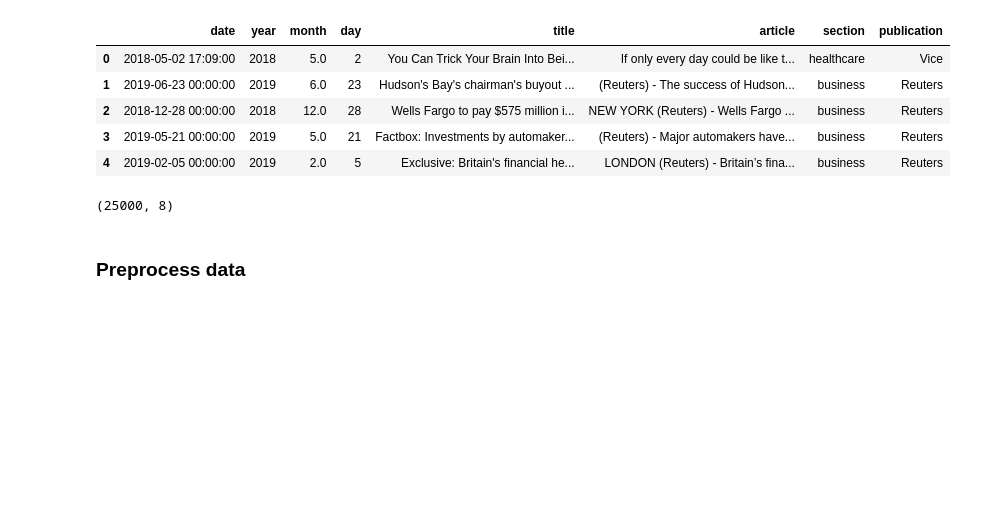
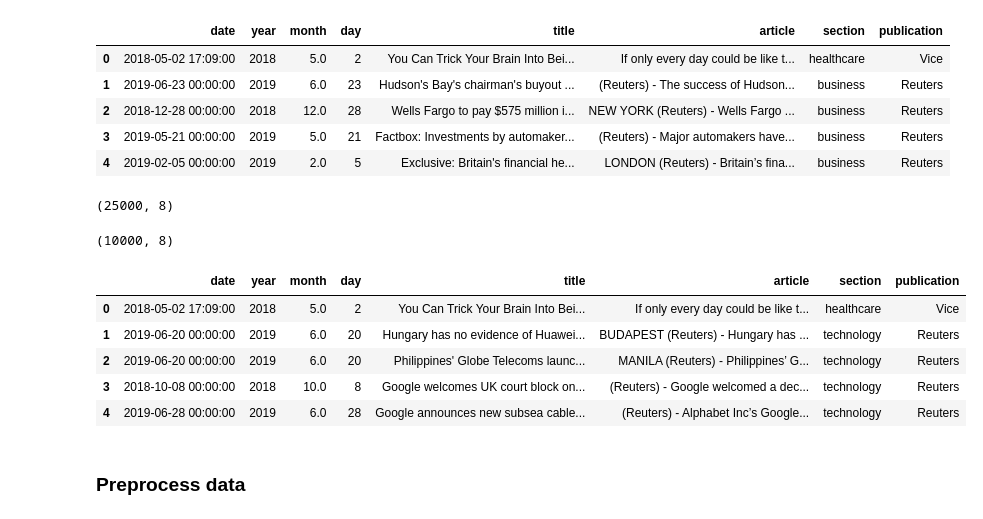
Before and after one commit to nickersonj/glg-capstone, a Jupyter notebook: modeling/baseline/bertopic_clustering.ipynb, the cells around one changed output. Drawn from its saved outputs; the diff is of its cells as text; code cells hidden in the pictures; blank space fills up the shorter version.

Commit message:
Created topic clustring model for healthcare and technology articles using BERTopic.

```diff
--- a/modeling/baseline/bertopic_clustering.ipynb
+++ b/modeling/baseline/bertopic_clustering.ipynb
@@ -45,6 +45,23 @@ df.head()
 df.shape
 # %% [output]
 (25000, 8)
+# %%
+# Drop business, movies, and sports sections
+df = df.drop(df[df.section.isin(['business', 'movies', 'sports'])].index)
+df.shape
+# %% [output]
+(10000, 8)
+# %%
+# Reset the index
+df = df.reset_index(drop=True)
+df.head()
+# %% [output]
+|  | date | year | month | day | title | article | section | publication |
+| 0 | 2018-05-02 17:09:00 | 2018 | 5.0 | 2 | You Can Trick Your Brain Into Bei... | If only every day could be like t... | healthcare | Vice |
+| 1 | 2019-06-20 00:00:00 | 2019 | 6.0 | 20 | Hungary has no evidence of Huawei... | BUDAPEST (Reuters) - Hungary has ... | technology | Reuters |
+| 2 | 2019-06-20 00:00:00 | 2019 | 6.0 | 20 | Philippines' Globe Telecoms launc... | MANILA (Reuters) - Philippines’ G... | technology | Reuters |
+| 3 | 2018-10-08 00:00:00 | 2018 | 10.0 | 8 | Google welcomes UK court block on... | (Reuters) - Google welcomed a dec... | technology | Reuters |
+| 4 | 2019-06-28 00:00:00 | 2019 | 6.0 | 28 | Google announces new subsea cable... | (Reuters) - Alphabet Inc’s Google... | technology | Reuters |
 # %% [markdown]
 ### Preprocess data
 # %%
```
Also changed, not shown: parts of 18 cells of this notebook.
